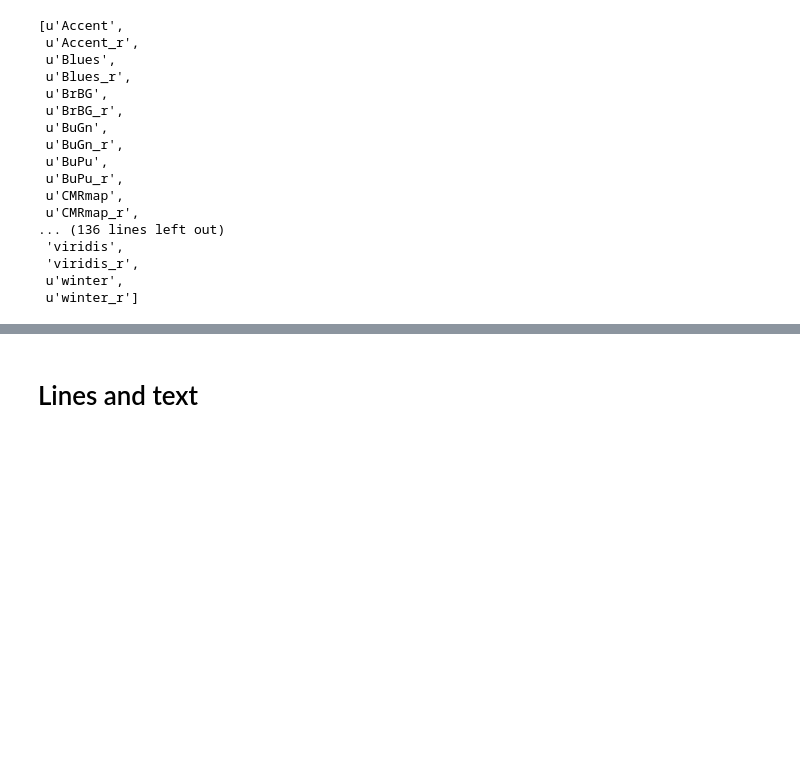
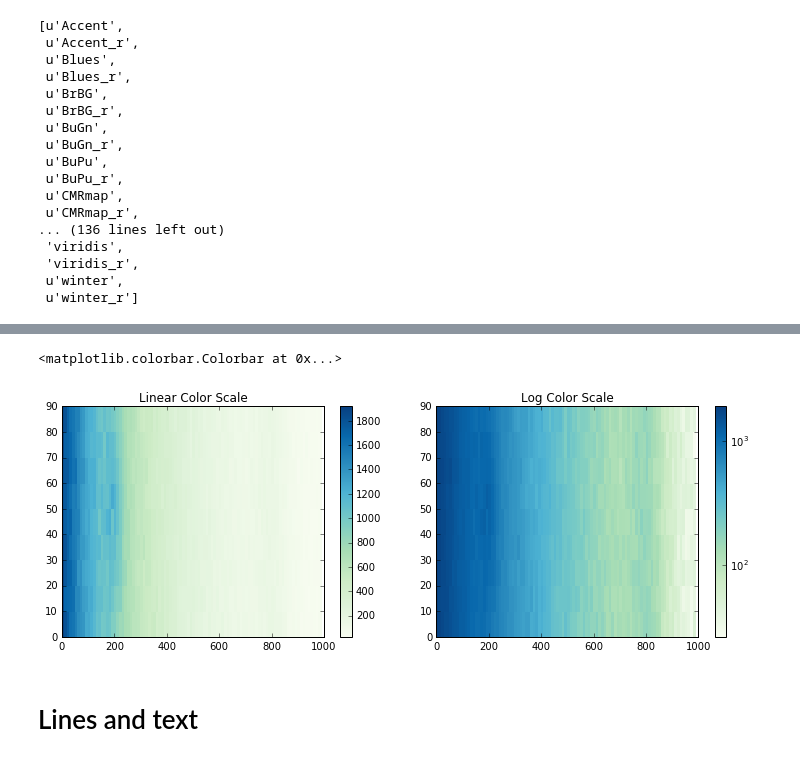
Before and after one commit to thehackerwithin/berkeley, a Jupyter notebook: python_matplotlib/Matplotlib_THW_tutorial.ipynb, the cells around one changed output, grey strips where cells are left out. Drawn from its saved outputs; the diff is of its cells as text; code cells hidden in the pictures; blank space fills up the shorter version.

```diff
--- a/python_matplotlib/Matplotlib_THW_tutorial.ipynb
+++ b/python_matplotlib/Matplotlib_THW_tutorial.ipynb
@@ -270,3 +288,45 @@ colors = cmap1(np.linspace(0,1,Ncolors))
+# %%
+# Lets look at a two distributions on an exponential noise background...
+Nnoise = 475000
+Nnorm1 = 10000
+Nnorm2 = 15000
+
+# Uniform noise in x, exponential in y
+xnoise = np.random.rand(Nnoise) * 100
+ynoise = np.random.exponential(250,475000)
+
+# Uniform in X, normal in Y
+xnorm1 = np.random.rand(Nnorm1) * 100
+ynorm1 = np.random.normal(800, 50, Nnorm1)
+
+# Normal in X and Y
+xnorm2 = np.random.normal(50, 30, 15000)
+ynorm2 = np.random.normal(200, 25, 15000)
+
+xtot = np.concatenate([xnoise, xnorm1, xnorm2])
+ytot = np.concatenate([ynoise, ynorm1, ynorm2])
+
+xbins = np.arange(0,100,10)
+ybins = np.arange(0,1000,10)
+H, xe, ye = np.histogram2d(xtot, ytot, bins=[xbins, ybins])
+# %%
+X,Y = np.meshgrid(ybins,xbins)
+
+fig4 = plt.figure(figsize=(13,8))
+ax1 = fig4.add_axes([0.1,0.1,0.35,0.4])
+ax2 = fig4.add_axes([0.5,0.1,0.35,0.4])
+
+pcolplot = ax1.pcolor(X, Y, H, cmap=cm.GnBu)
+ax1.set_title('Linear Color Scale')
+plt.colorbar(pcolplot, ax=ax1)
+
+from matplotlib.colors import LogNorm
+pcolplot2 = ax2.pcolor(X, Y, H, norm=LogNorm(vmin=H.min(), vmax=H.max()), cmap=cm.GnBu)
+ax2.set_title('Log Color Scale')
+plt.colorbar(pcolplot2, ax=ax2)
+# %% [output]
+<matplotlib.colorbar.Colorbar at 0x...>
+[figure, added]
 # %% [markdown]
 # Lines and text
 # %% [markdown]
```
Also changed, not shown: parts of 4 cells of this notebook.
